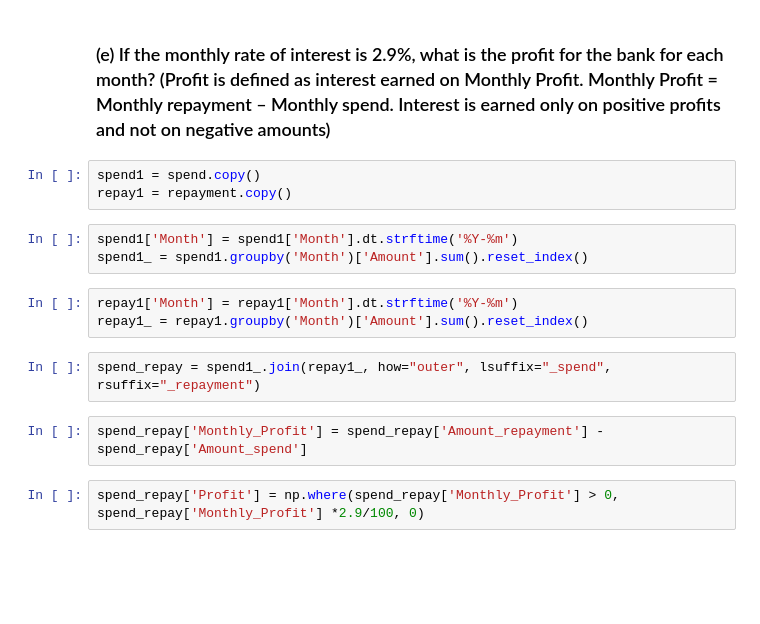
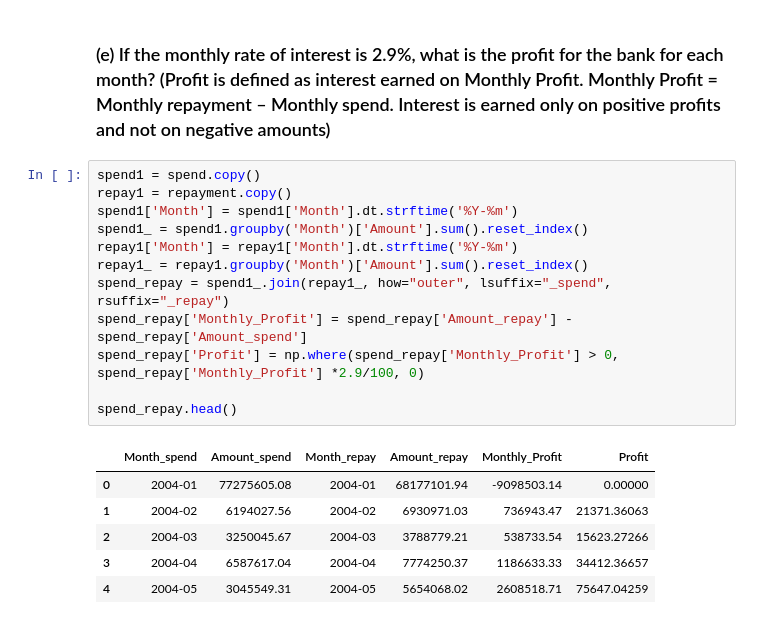
Before and after one commit to sakshisv/Credit-Card-Case-Study, a Jupyter notebook: Credit Card Case Study (Python).ipynb, the cells around one changed output. Saved outputs shown, nothing was run; the diff lists cells and outputs as text; blank space fills up the shorter version.

```diff
--- a/Credit Card Case Study (Python).ipynb
+++ b/Credit Card Case Study (Python).ipynb
@@ -233,15 +233,19 @@ repayment.groupby('Customer')['Amount'].mean().round(2).reset_index()
 # %%
 spend1 = spend.copy()
 repay1 = repayment.copy()
+spend1['Month'] = spend1['Month'].dt.strftime('%Y-%m')
+spend1_ = spend1.groupby('Month')['Amount'].sum().reset_index()
+repay1['Month'] = repay1['Month'].dt.strftime('%Y-%m')
+repay1_ = repay1.groupby('Month')['Amount'].sum().reset_index()
+spend_repay = spend1_.join(repay1_, how="outer", lsuffix="_spend", rsuffix="_repay")
+spend_repay['Monthly_Profit'] = spend_repay['Amount_repay'] - spend_repay['Amount_spend']
+spend_repay['Profit'] = np.where(spend_repay['Monthly_Profit'] > 0, spend_repay['Monthly_Profit'] *2.9/100, 0)
+
+spend_repay.head()
+# %% [output]
+|  | Month_spend | Amount_spend | Month_repay | Amount_repay | Monthly_Profit | Profit |
+| 0 | 2004-01 | 77275605.08 | 2004-01 | 68177101.94 | -9098503.14 | 0.00000 |
+| 1 | 2004-02 | 6194027.56 | 2004-02 | 6930971.03 | 736943.47 | 21371.36063 |
+| 2 | 2004-03 | 3250045.67 | 2004-03 | 3788779.21 | 538733.54 | 15623.27266 |
+| 3 | 2004-04 | 6587617.04 | 2004-04 | 7774250.37 | 1186633.33 | 34412.36657 |
+| 4 | 2004-05 | 3045549.31 | 2004-05 | 5654068.02 | 2608518.71 | 75647.04259 |
-# %%
-spend1['Month'] = spend1['Month'].dt.strftime('%Y-%m')
-spend1_ = spend1.groupby('Month')['Amount'].sum().reset_index()
-# %%
-repay1['Month'] = repay1['Month'].dt.strftime('%Y-%m')
-repay1_ = repay1.groupby('Month')['Amount'].sum().reset_index()
-# %%
-spend_repay = spend1_.join(repay1_, how="outer", lsuffix="_spend", rsuffix="_repayment")
-# %%
-spend_repay['Monthly_Profit'] = spend_repay['Amount_repayment'] - spend_repay['Amount_spend']
-# %%
-spend_repay['Profit'] = np.where(spend_repay['Monthly_Profit'] > 0, spend_repay['Monthly_Profit'] *2.9/100, 0)
```
Also changed, not shown: parts of 7 cells of this notebook.
